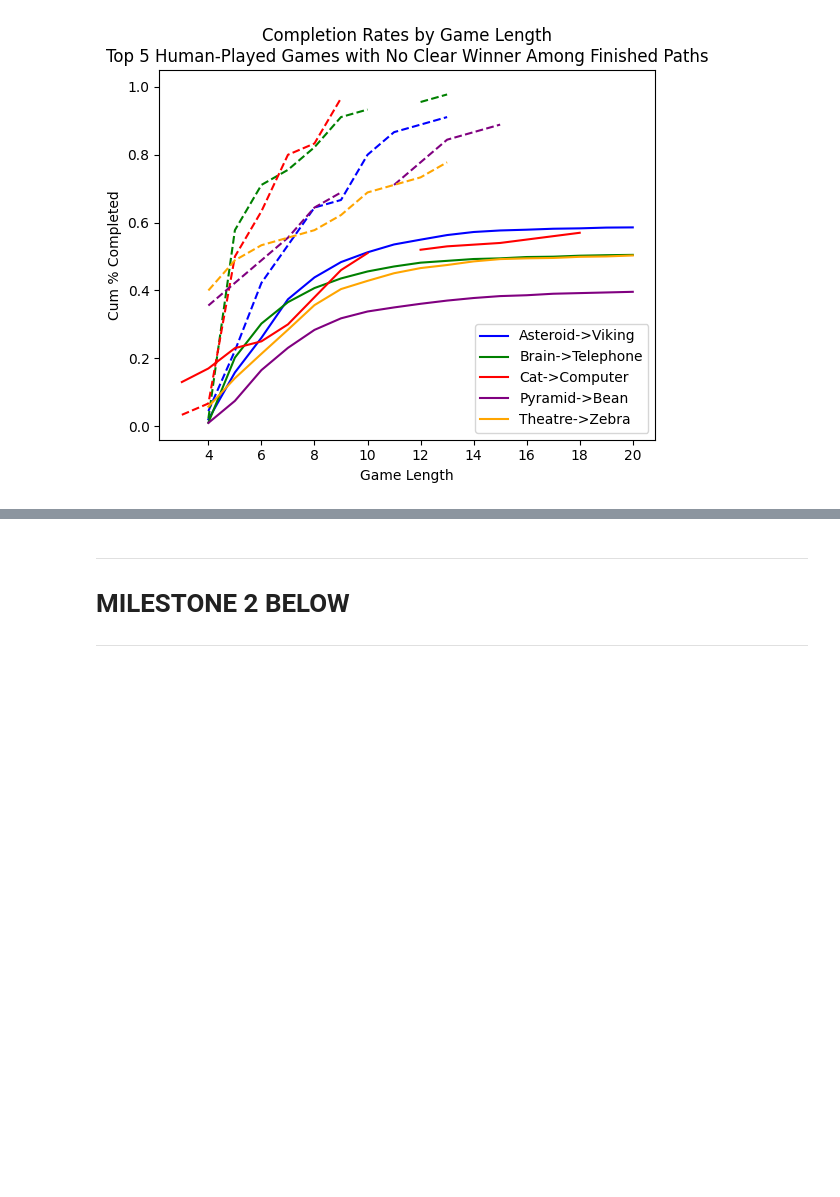
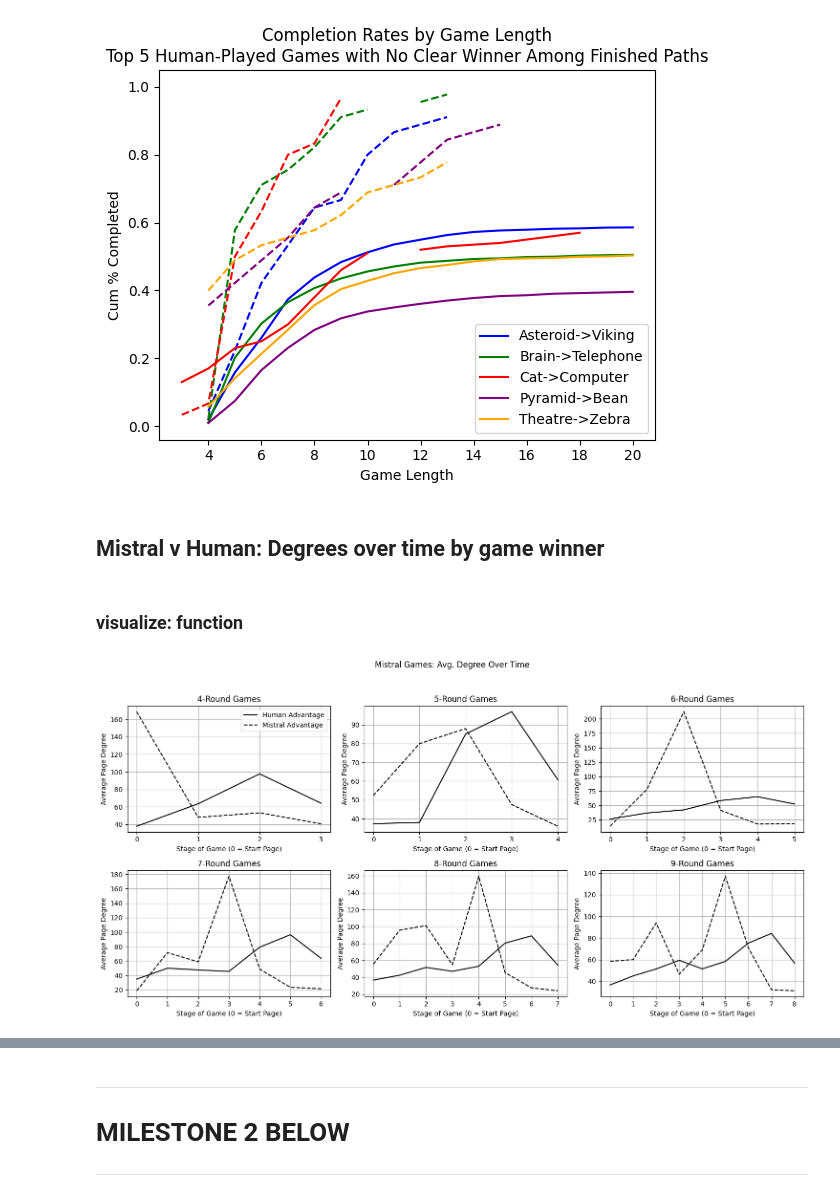
Before and after one commit to epfl-ada/ada-2023-project-klech, a Jupyter notebook: analysis.ipynb, the cells around one changed output, grey strips where cells are left out. Saved outputs shown, nothing was run; the diff lists cells and outputs as text; code cells hidden in the pictures; blank space fills up the shorter version.

```diff
--- a/analysis.ipynb
+++ b/analysis.ipynb
@@ -288,36 +297,3 @@ pop5_nowinner_pct_completion = pct_completion.merge(right=pop_human_games.merge(
 cum_complete_comparison(pop5_nowinner_pct_completion, "Top 5 Human-Played Games with No Clear Winner Among Finished Paths")
 # %% [output]
 [figure]
-# %%
-# Calculate degrees over time for page paths
-paths = all_paths[all_paths['finished'] == 1].merge(right=game_pairs_for_LLM, on='game_pair')[['game_pair', 'game_length', 'path_decoded']]
-paths['degree_path'] = [calculate_degrees(game_path) for game_path in paths['path_decoded']]
-
-# Average results across game pairs for games of equal length
-mea_at_stage = {}
-moe_at_stage = {}
-
-for game_length in [3, 4, 5, 6]:
-    mea_at_stage[game_length] = {}
-    moe_at_stage[game_length] = {}
-    for i, row in paths.iterrows():
-        if len(row['degree_path']) == game_length:
-            for j in range(len(row['degree_path'])):
-                if j not in mea_at_stage[game_length].keys():
-                    mea_at_stage[game_length][j] = []
-                mea_at_stage[game_length][j].append(row['degree_path'][j])
-    for key in mea_at_stage[game_length].keys():
-        moe_at_stage[game_length][key] = 1.96 * (np.nanstd(mea_at_stage[game_length][key], ddof=1) / np.sqrt(len(mea_at_stage[game_length][key])))
-        mea_at_stage[game_length][key] = (np.nanmean(mea_at_stage[game_length][key]))
-
-# Display
-for game_length in [3, 4, 5, 6]:
-    mean_list = list(mea_at_stage[game_length].values())
-    mofe_list = list(moe_at_stage[game_length].values())
-    plt.errorbar(range(len(mean_list)), mean_list, yerr=mofe_list, fmt='-o', capsize=5)
-
-plt.xlabel('Round')
-plt.ylabel('Avg. Outgoing Links')
-plt.title('Average Page Degree Over Game Paths')
-plt.grid(True)
-plt.show()
@@ -337,0 +300,9 @@ for game_degree in [3, 4, 5, 6]:
+# %% [markdown]
+## Mistral v Human: Degrees over time by game winner
+# %%
+# Replace backtracks with the page so degree isn't nan
+relevant_paths['path_decoded_backtracks_plugged'] = relevant_paths['path_decoded']
+for index, row in relevant_paths.iterrows():
+    for i in range(len(row['path_decoded_backtracks_plugged'])):
+        if row['path_decoded_backtracks_plugged'][i] == '<' and i >= 2:
+            row['path_decoded_backtracks_plugged'][i] = row['path_decoded_backtracks_plugged'][i - 2]
@@ -337,0 +367,2 @@ for game_degree in [3, 4, 5, 6]:
+# %% [markdown]
+### visualize: function
@@ -337,0 +425,6 @@ for game_degree in [3, 4, 5, 6]:
+# %%
+# Call the function with gl_values as a list of game lengths
+gl_values = [4, 5, 6, 7, 8, 9]
+degree_over_time_by_advantage(relevant_paths, game_pair_info, gl_values, "mistral")
+# %% [output]
+[figure, added]
```
Also changed, not shown: parts of 10 cells of this notebook, 1 other file.
